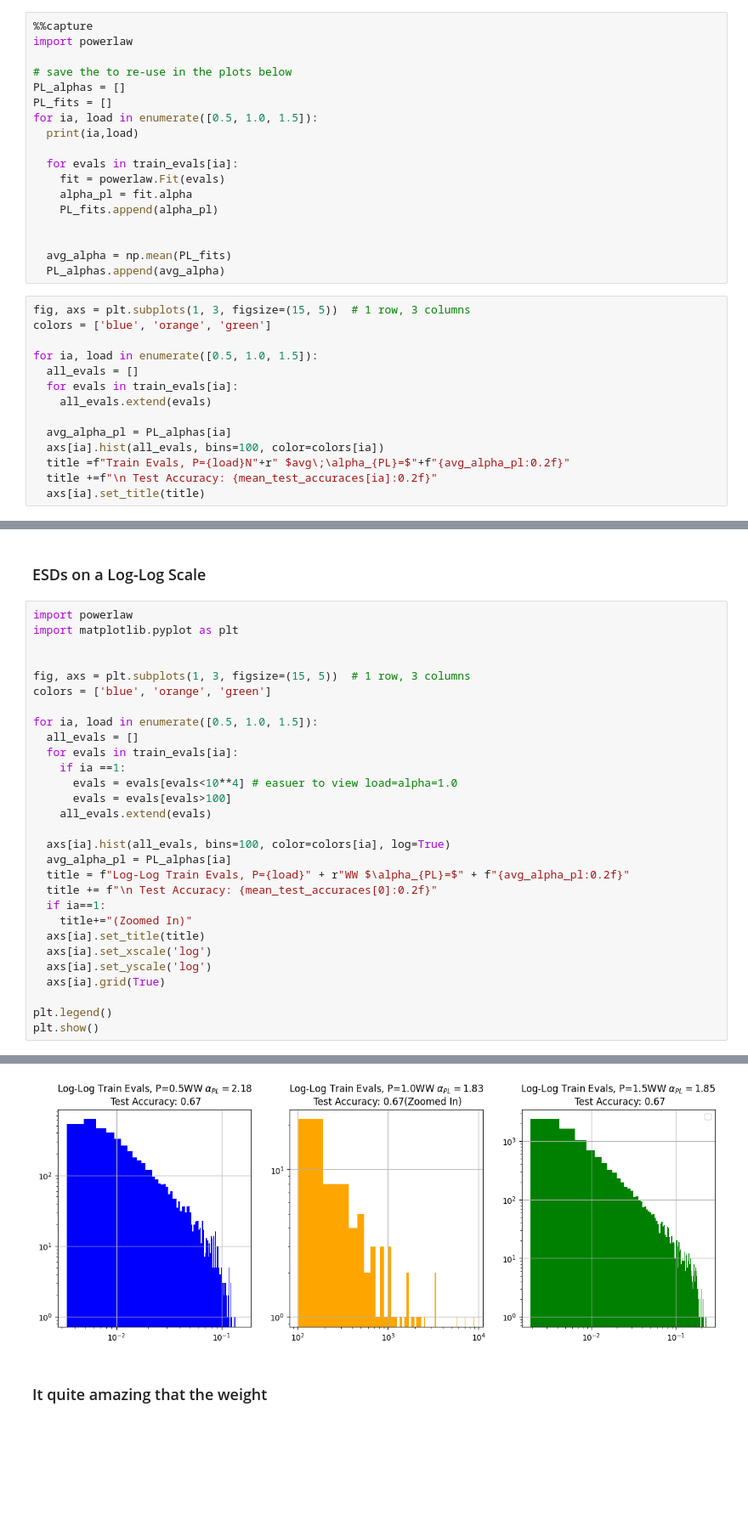
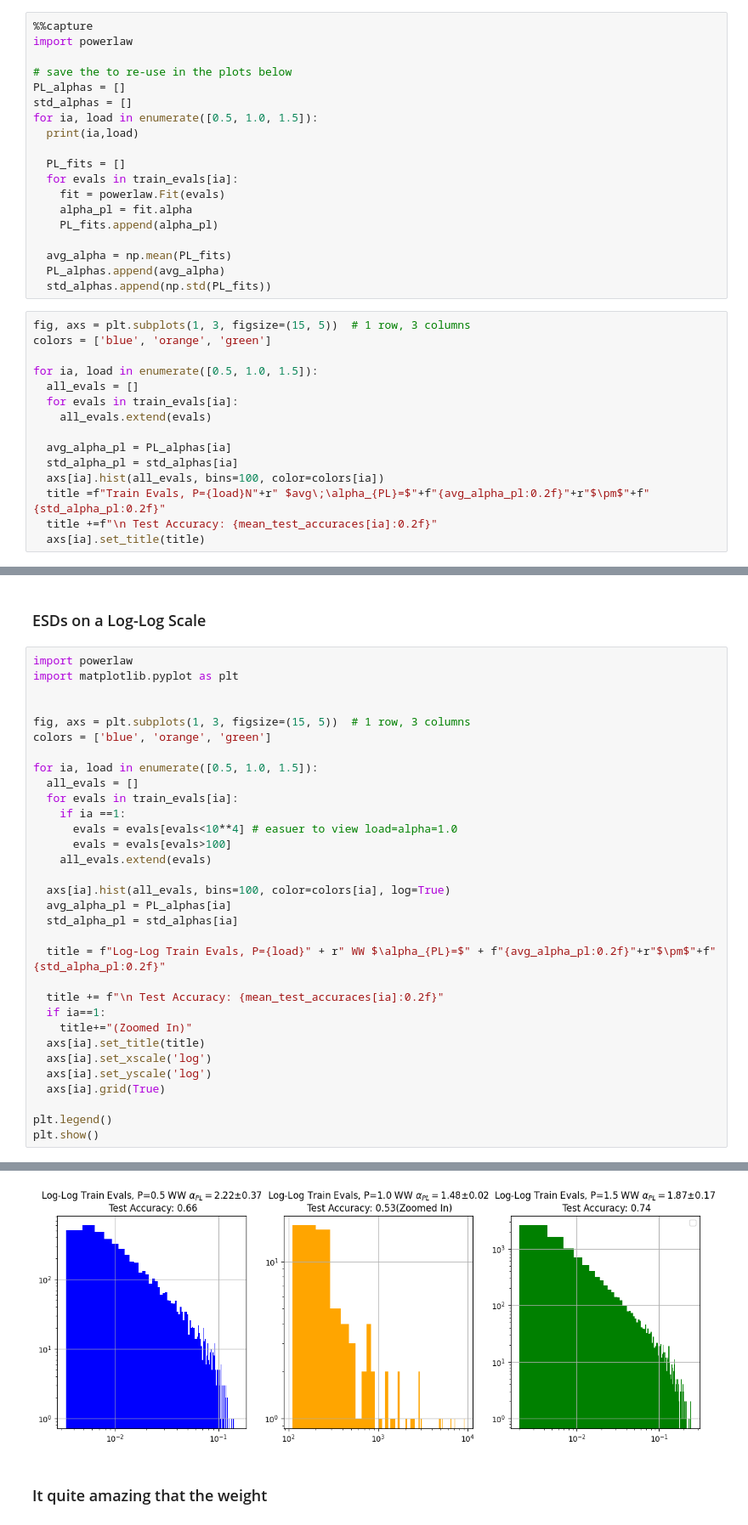
Before and after one commit to CalculatedContent/WeightWatcher-Examples, a Jupyter notebook: WW_DoubleDesecent.ipynb, the cells around one changed output, grey strips where cells are left out. Shown at 85% size. Saved outputs shown, nothing was run; the diff lists cells and outputs as text; blank space fills up the shorter version.

```diff
--- a/WW_DoubleDesecent.ipynb
+++ b/WW_DoubleDesecent.ipynb
@@ -384,18 +384,19 @@ import powerlaw
 
 # save the to re-use in the plots below
 PL_alphas = []
-PL_fits = []
+std_alphas = []
 for ia, load in enumerate([0.5, 1.0, 1.5]):
   print(ia,load)
 
+  PL_fits = []
   for evals in train_evals[ia]:
     fit = powerlaw.Fit(evals)
     alpha_pl = fit.alpha
     PL_fits.append(alpha_pl)
 
-
   avg_alpha = np.mean(PL_fits)
   PL_alphas.append(avg_alpha)
+  std_alphas.append(np.std(PL_fits))
 # %%
 fig, axs = plt.subplots(1, 3, figsize=(15, 5))  # 1 row, 3 columns
 colors = ['blue', 'orange', 'green']
@@ -406,8 +407,9 @@ for ia, load in enumerate([0.5, 1.0, 1.5]):
     all_evals.extend(evals)
 
   avg_alpha_pl = PL_alphas[ia]
+  std_alpha_pl = std_alphas[ia]
   axs[ia].hist(all_evals, bins=100, color=colors[ia])
-  title =f"Train Evals, P={load}N"+r" $avg\;\alpha_{PL}=$"+f"{avg_alpha_pl:0.2f}"
+  title =f"Train Evals, P={load}N"+r" $avg\;\alpha_{PL}=$"+f"{avg_alpha_pl:0.2f}"+r"$\pm$"+f"{std_alpha_pl:0.2f}"
   title +=f"\n Test Accuracy: {mean_test_accuraces[ia]:0.2f}"
   axs[ia].set_title(title)
 # %% [output]
@@ -423,35 +425,38 @@ THis corresponds to the HTSR Very Heavy Tailed (VHT) Univerdsality class
 # %%
 import powerlaw
 import matplotlib.pyplot as plt
 
 
 fig, axs = plt.subplots(1, 3, figsize=(15, 5))  # 1 row, 3 columns
 colors = ['blue', 'orange', 'green']
 
 for ia, load in enumerate([0.5, 1.0, 1.5]):
   all_evals = []
   for evals in train_evals[ia]:
     if ia ==1:
       evals = evals[evals<10**4] # easuer to view load=alpha=1.0
       evals = evals[evals>100]
     all_evals.extend(evals)
 
   axs[ia].hist(all_evals, bins=100, color=colors[ia], log=True)
   avg_alpha_pl = PL_alphas[ia]
-  title = f"Log-Log Train Evals, P={load}" + r"WW $\alpha_{PL}=$" + f"{avg_alpha_pl:0.2f}"
-  title += f"\n Test Accuracy: {mean_test_accuraces[0]:0.2f}"
+  std_alpha_pl = std_alphas[ia]
+
+  title = f"Log-Log Train Evals, P={load}" + r" WW $\alpha_{PL}=$" + f"{avg_alpha_pl:0.2f}"+r"$\pm$"+f"{std_alpha_pl:0.2f}"
+
+  title += f"\n Test Accuracy: {mean_test_accuraces[ia]:0.2f}"
   if ia==1:
     title+="(Zoomed In)"
   axs[ia].set_title(title)
   axs[ia].set_xscale('log')
   axs[ia].set_yscale('log')
   axs[ia].grid(True)
 
 plt.legend()
 plt.show()
 # %% [output]
 WARNING:matplotlib.legend:No artists with labels found to put in legend.  Note that artists whose label start with an underscore are ignored when legend() is called with no argument.
-[figure, old version]
+[figure, new version]
 # %% [markdown]
 ### It quite amazing that the weight
 # %% [markdown]
```
Also changed, not shown: parts of 9 cells of this notebook.
